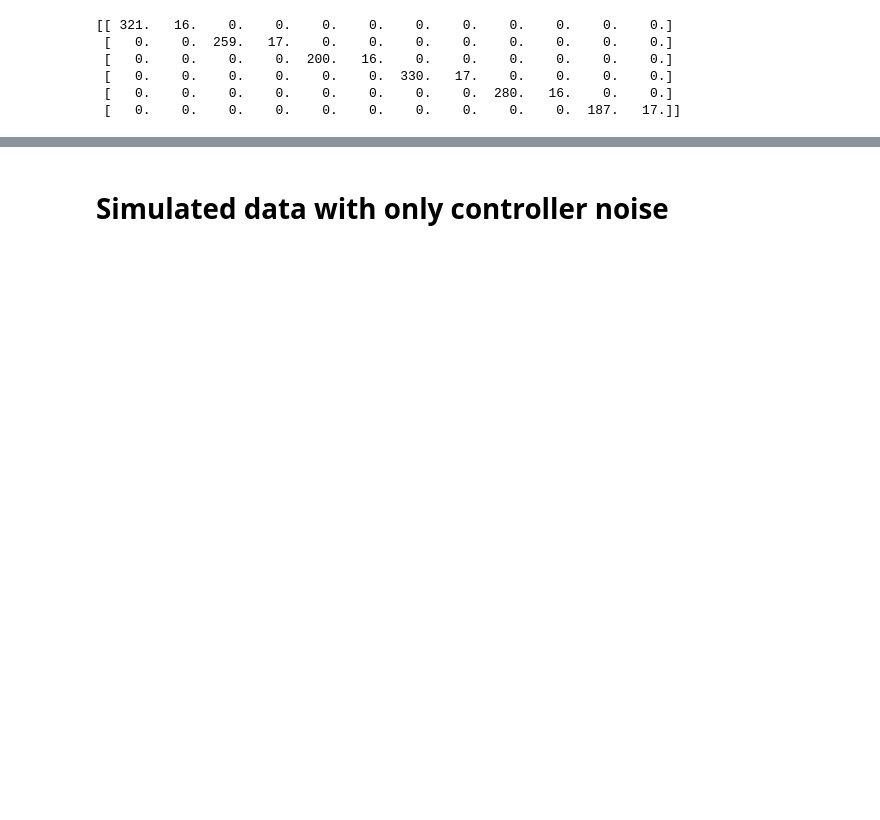
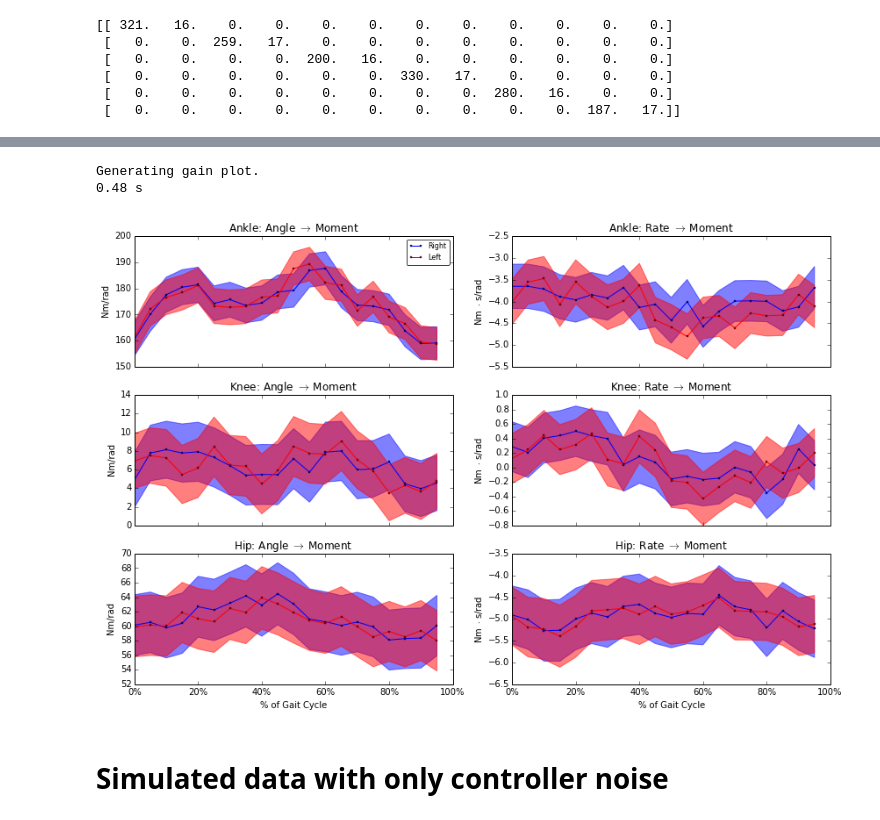
Before and after one commit to csu-hmc/gait-control-direct-id-paper, a Jupyter notebook: notebooks/identify_from_simulated_data.ipynb, the cells around one changed output, grey strips where cells are left out. Saved outputs shown, nothing was run; the diff lists cells and outputs as text; code cells hidden in the pictures; blank space fills up the shorter version.

```diff
--- a/notebooks/identify_from_simulated_data.ipynb
+++ b/notebooks/identify_from_simulated_data.ipynb
@@ -93,3 +142,11 @@ print(result[0].std(axis=0))
+# %%
+solver = SimpleControlSolver(cycles_panel.iloc[:400], sensors, controls, cycles_panel.iloc[400:])
+result = solver.solve(gain_omission_matrix=gain_omission_matrix)
+fig, axes = utils.plot_joint_isolated_gains(sensors, controls, result[0], result[3])
+# %% [output]
+Generating gain plot.
+0.48 s
+[figure, added]
 # %% [markdown]
 # Simulated data with only controller noise
 # %%
```
Also changed, not shown: parts of 23 cells of this notebook, 5 other files.
